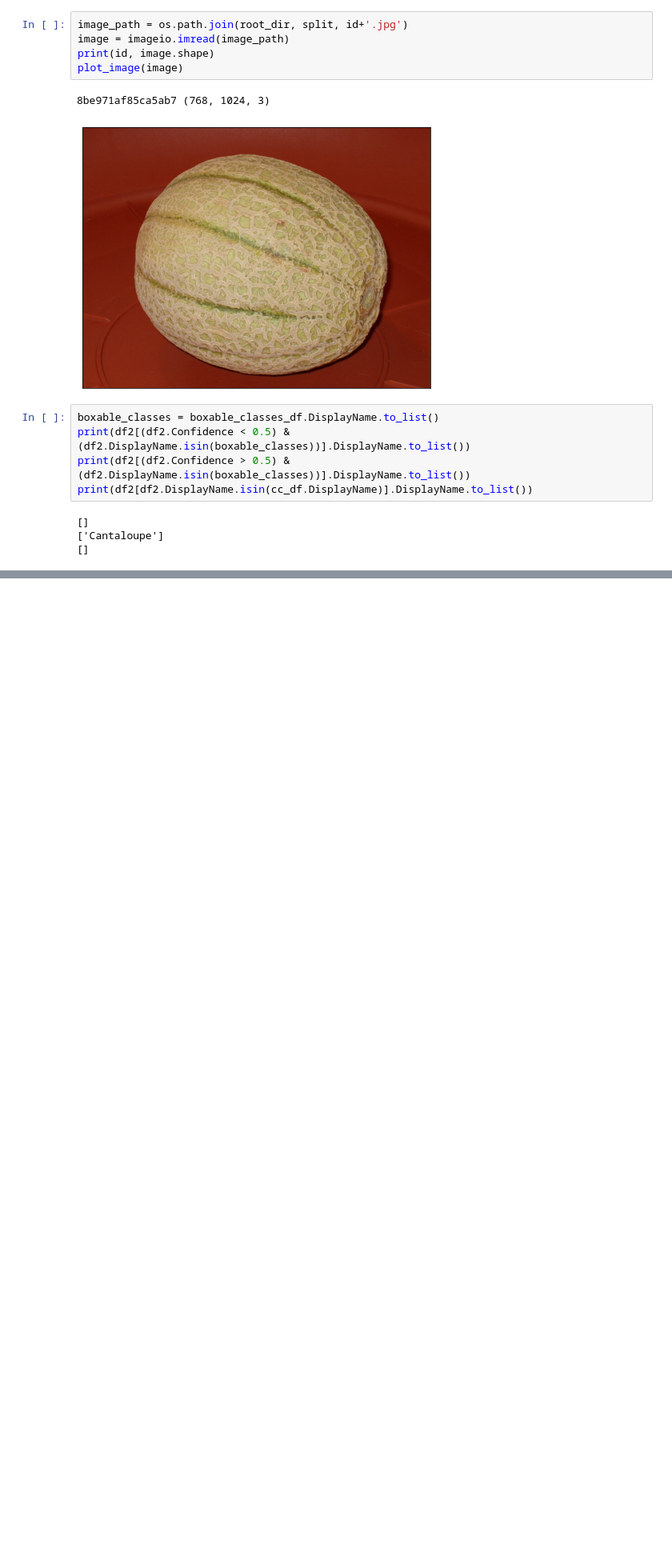
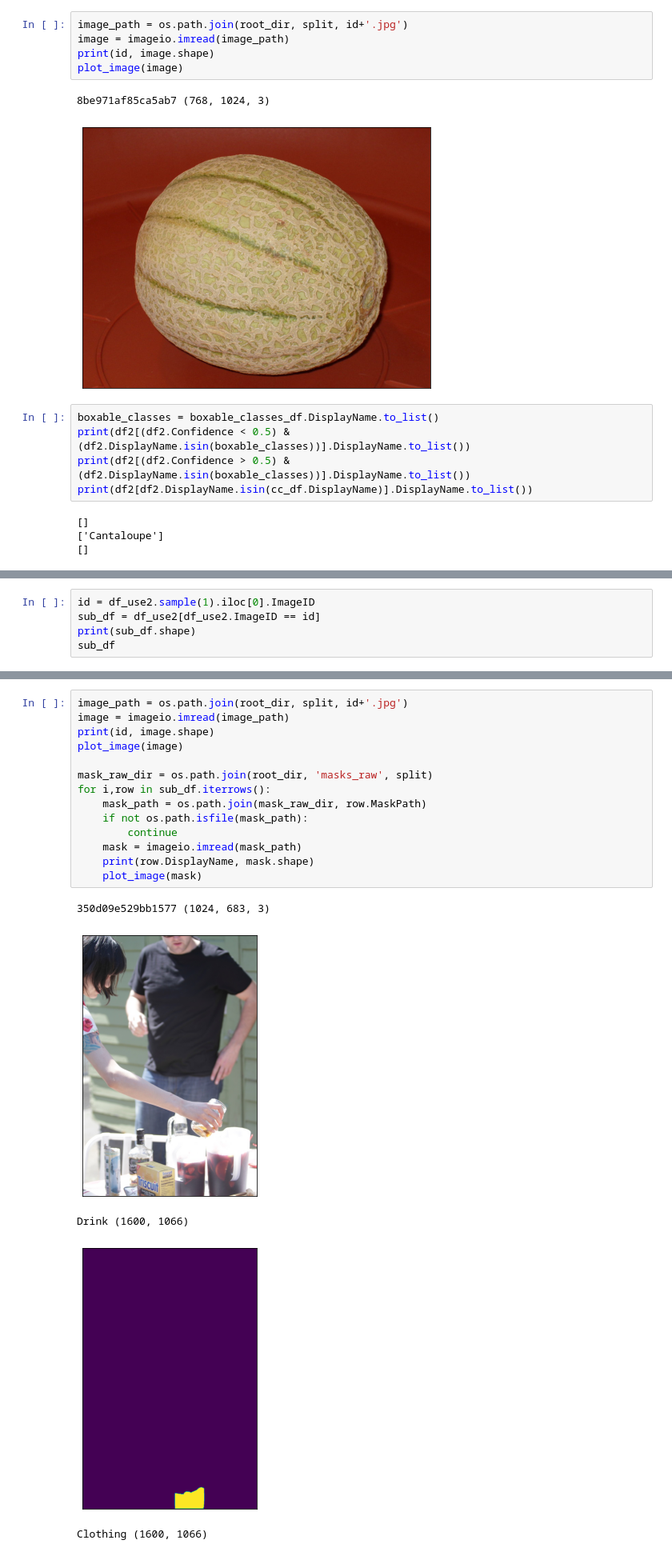
Before and after one commit to liyubrt/notebooks, a Jupyter notebook: pretrain_vit/OpenImages.ipynb, the cells around one changed output, grey strips where cells are left out. Shown at 80% size. Cells and saved outputs as stored; diff of their text form; blank space fills up the shorter version.

```diff
--- a/pretrain_vit/OpenImages.ipynb
+++ b/pretrain_vit/OpenImages.ipynb
@@ -301,0 +432,5 @@ print(df2[df2.DisplayName.isin(cc_df.DisplayName)].DisplayName.to_list())
+# %%
+id = df_use2.sample(1).iloc[0].ImageID
+sub_df = df_use2[df_use2.ImageID == id]
+print(sub_df.shape)
+sub_df
@@ -301,0 +445,20 @@ print(df2[df2.DisplayName.isin(cc_df.DisplayName)].DisplayName.to_list())
+# %%
+image_path = os.path.join(root_dir, split, id+'.jpg')
+image = imageio.imread(image_path)
+print(id, image.shape)
+plot_image(image)
+
+mask_raw_dir = os.path.join(root_dir, 'masks_raw', split)
+for i,row in sub_df.iterrows():
+    mask_path = os.path.join(mask_raw_dir, row.MaskPath)
+    if not os.path.isfile(mask_path):
+        continue
+    mask = imageio.imread(mask_path)
+    print(row.DisplayName, mask.shape)
+    plot_image(mask)
+# %% [output]
+350d09e529bb1577 (1024, 683, 3)
+[figure, added]
+Drink (1600, 1066)
+[figure, added]
+Clothing (1600, 1066)
```
Also changed, not shown: parts of 14 cells of this notebook, 3 other files.
